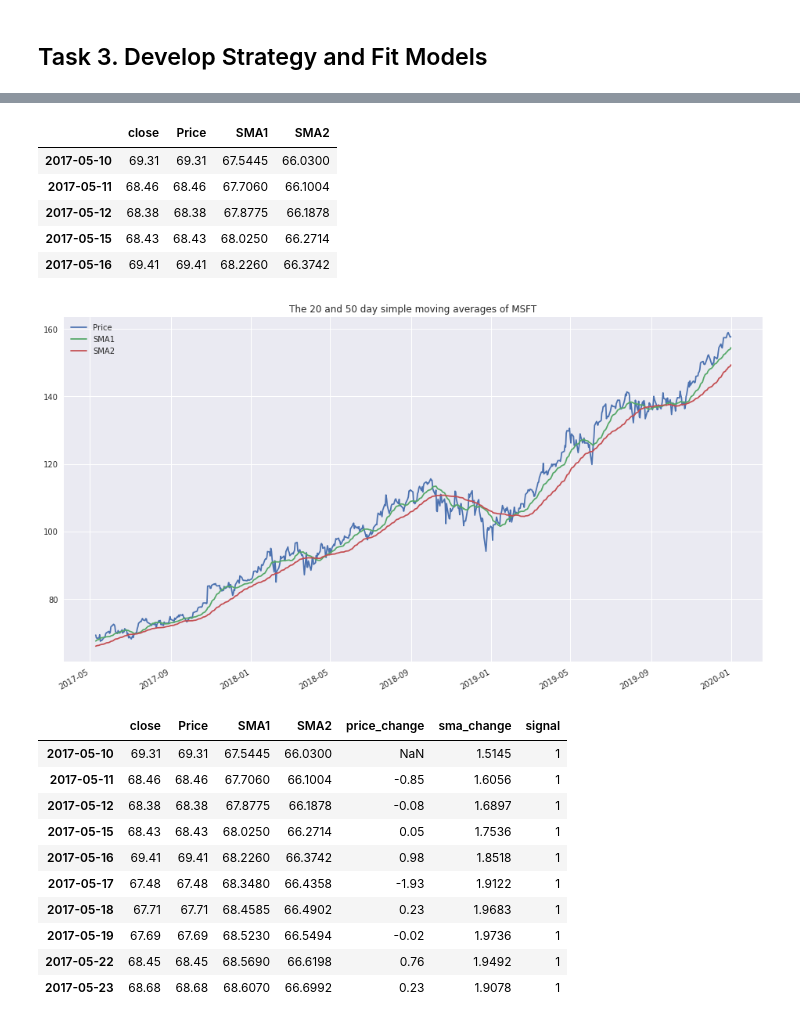
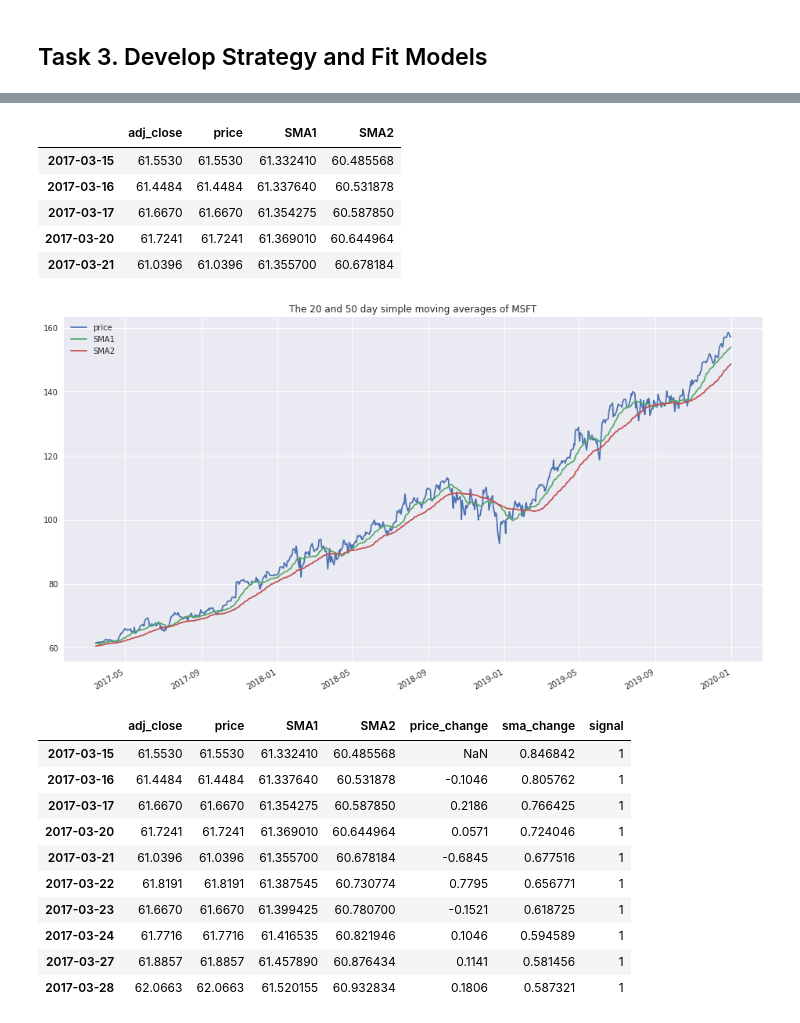
Before and after one commit to daines-analytics/quant-finance-projects, a Jupyter notebook: py-algotrading-kanungo-dual-ma-crossover-take2/py-algotrading-kanungo-dual-ma-crossover-take2.ipynb, the cells around one changed output, grey strips where cells are left out. Saved outputs shown, nothing was run; the diff lists cells and outputs as text; code cells hidden in the pictures.

Commit message:
Upload #2 of Dual Moving Average Crossover trading model using Python Take 2

```diff
--- a/py-algotrading-kanungo-dual-ma-crossover-take2/py-algotrading-kanungo-dual-ma-crossover-take2.ipynb
+++ b/py-algotrading-kanungo-dual-ma-crossover-take2/py-algotrading-kanungo-dual-ma-crossover-take2.ipynb
@@ -132,7 +134,7 @@ plt.show()
 alphavantage_key = os.environ.get('ALPHAVANTAGE_API')
 if (alphavantage_key==None): sys.exit("API key for Alpha Vantage not available. Script Processing Aborted!!!")
 
-alphavantage_url = "https://www.alphavantage.co/query?function=TIME_SERIES_DAILY&symbol=%s&outputsize=full&apikey=%s" % (stock_symbol, alphavantage_key)
+alphavantage_url = "https://www.alphavantage.co/query?function=TIME_SERIES_DAILY_ADJUSTED&symbol=%s&outputsize=full&apikey=%s" % (stock_symbol, alphavantage_key)
 # %%
 response = requests.get(alphavantage_url)
 alpha_dict = json.loads(response.text)
@@ -144,7 +146,7 @@ if (verbose): print(alphadict)
 stock_alpha = pd.DataFrame(alpha_dict['Time Series (Daily)']).T
 stock_alpha.index = pd.to_datetime(stock_alpha.index)
 stock_alpha = stock_alpha.sort_index(ascending = True)
-stock_alpha.columns = ['open', 'high', 'low', 'close', 'volume']
+stock_alpha.columns = ['open', 'high', 'low', 'close', 'adj_close', 'volume', 'dividend', 'split_coef']
 stock_alpha = stock_alpha.astype(float)
 stock_alpha.info()
 # %% [output]
@@ -388,13 +393,13 @@ if notifyStatus: email_notify("Task 2. Acquire and Pre-Process Data completed! "
 if notifyStatus: email_notify("Task 3. Develop Strategy and Fit Models has begun! "+datetime.now().strftime('%a %B %d, %Y %I:%M:%S %p'))
 # %%
 # Select the data source and pricing columns to use for modeling
-trading_model = stock_alpha.loc[start_date:end_date, ['close']]
+trading_model = stock_alpha.loc[start_date:end_date, ['adj_close']]
 # trading_model = stock_yahoo
 # trading_model = stock_quandl
 # trading_model = stock_iexcloud
 
 # Set up the standard column name for modeling
-trading_model['Price'] = trading_model['close']
+trading_model['price'] = trading_model['adj_close']
 trading_model.info()
 # %% [output]
 <class 'pandas.core.frame.DataFrame'>
@@ -428,50 +433,50 @@ trading_model.tail()
 # Set up the modeling strategy of using moving average lines
 SMA1 = 20
 SMA2 = 50
-trading_model['SMA1'] = trading_model['Price'].rolling(SMA1).mean()
-trading_model['SMA2'] = trading_model['Price'].rolling(SMA2).mean()
+trading_model['SMA1'] = trading_model['price'].rolling(SMA1).mean()
+trading_model['SMA2'] = trading_model['price'].rolling(SMA2).mean()
 
 # Drop the initial rows with the NaN value
 trading_model.dropna(inplace=True)
 trading_model.head()
 # %% [output]
-|  | close | Price | SMA1 | SMA2 |
-| 2017-05-10 | 69.31 | 69.31 | 67.5445 | 66.0300 |
-| 2017-05-11 | 68.46 | 68.46 | 67.7060 | 66.1004 |
-| 2017-05-12 | 68.38 | 68.38 | 67.8775 | 66.1878 |
-| 2017-05-15 | 68.43 | 68.43 | 68.0250 | 66.2714 |
-| 2017-05-16 | 69.41 | 69.41 | 68.2260 | 66.3742 |
+|  | adj_close | price | SMA1 | SMA2 |
+| 2017-03-15 | 61.5530 | 61.5530 | 61.332410 | 60.485568 |
+| 2017-03-16 | 61.4484 | 61.4484 | 61.337640 | 60.531878 |
+| 2017-03-17 | 61.6670 | 61.6670 | 61.354275 | 60.587850 |
+| 2017-03-20 | 61.7241 | 61.7241 | 61.369010 | 60.644964 |
+| 2017-03-21 | 61.0396 | 61.0396 | 61.355700 | 60.678184 |
 # %%
 begin_plot = start_date
 end_plot = end_date
 
 # Customize the plotting period if requied
 # plot_length = 360
 # begin_plot = end_plot - timedelta(days=plot_length)
 
 title_string = 'The 20 and 50 day simple moving averages of ' + stock_symbol
-trading_model.loc[begin_plot:end_plot, ['Price','SMA1','SMA2']].plot(figsize=(16,9), title=title_string)
+trading_model.loc[begin_plot:end_plot, ['price','SMA1','SMA2']].plot(figsize=(16,9), title=title_string)
 plt.show()
 # %% [output]
-[figure, old version]
+[figure, new version]
 # %%
 # Generate the trading signals (1 : Buying, -1 : Selling)
-trading_model['price_change'] = trading_model['close'].diff()
+trading_model['price_change'] = trading_model['price'].diff()
 trading_model['sma_change'] = trading_model['SMA1'] - trading_model['SMA2']
 trading_model['signal']= np.where(trading_model['sma_change'] > 0, 1, -1)
 trading_model.head(10)
 # %% [output]
-|  | close | Price | SMA1 | SMA2 | price_change | sma_change | signal |
-| 2017-05-10 | 69.31 | 69.31 | 67.5445 | 66.0300 | NaN | 1.5145 | 1 |
-| 2017-05-11 | 68.46 | 68.46 | 67.7060 | 66.1004 | -0.85 | 1.6056 | 1 |
-| 2017-05-12 | 68.38 | 68.38 | 67.8775 | 66.1878 | -0.08 | 1.6897 | 1 |
-| 2017-05-15 | 68.43 | 68.43 | 68.0250 | 66.2714 | 0.05 | 1.7536 | 1 |
-| 2017-05-16 | 69.41 | 69.41 | 68.2260 | 66.3742 | 0.98 | 1.8518 | 1 |
-| 2017-05-17 | 67.48 | 67.48 | 68.3480 | 66.4358 | -1.93 | 1.9122 | 1 |
-| 2017-05-18 | 67.71 | 67.71 | 68.4585 | 66.4902 | 0.23 | 1.9683 | 1 |
-| 2017-05-19 | 67.69 | 67.69 | 68.5230 | 66.5494 | -0.02 | 1.9736 | 1 |
-| 2017-05-22 | 68.45 | 68.45 | 68.5690 | 66.6198 | 0.76 | 1.9492 | 1 |
-| 2017-05-23 | 68.68 | 68.68 | 68.6070 | 66.6992 | 0.23 | 1.9078 | 1 |
+|  | adj_close | price | SMA1 | SMA2 | price_change | sma_change | signal |
+| 2017-03-15 | 61.5530 | 61.5530 | 61.332410 | 60.485568 | NaN | 0.846842 | 1 |
+| 2017-03-16 | 61.4484 | 61.4484 | 61.337640 | 60.531878 | -0.1046 | 0.805762 | 1 |
+| 2017-03-17 | 61.6670 | 61.6670 | 61.354275 | 60.587850 | 0.2186 | 0.766425 | 1 |
+| 2017-03-20 | 61.7241 | 61.7241 | 61.369010 | 60.644964 | 0.0571 | 0.724046 | 1 |
+| 2017-03-21 | 61.0396 | 61.0396 | 61.355700 | 60.678184 | -0.6845 | 0.677516 | 1 |
+| 2017-03-22 | 61.8191 | 61.8191 | 61.387545 | 60.730774 | 0.7795 | 0.656771 | 1 |
+| 2017-03-23 | 61.6670 | 61.6670 | 61.399425 | 60.780700 | -0.1521 | 0.618725 | 1 |
+| 2017-03-24 | 61.7716 | 61.7716 | 61.416535 | 60.821946 | 0.1046 | 0.594589 | 1 |
+| 2017-03-27 | 61.8857 | 61.8857 | 61.457890 | 60.876434 | 0.1141 | 0.581456 | 1 |
+| 2017-03-28 | 62.0663 | 62.0663 | 61.520155 | 60.932834 | 0.1806 | 0.587321 | 1 |
 # %%
 trading_model.tail(10)
 # %% [output]
```
Also changed, not shown: parts of 27 cells of this notebook, 1 other file.
